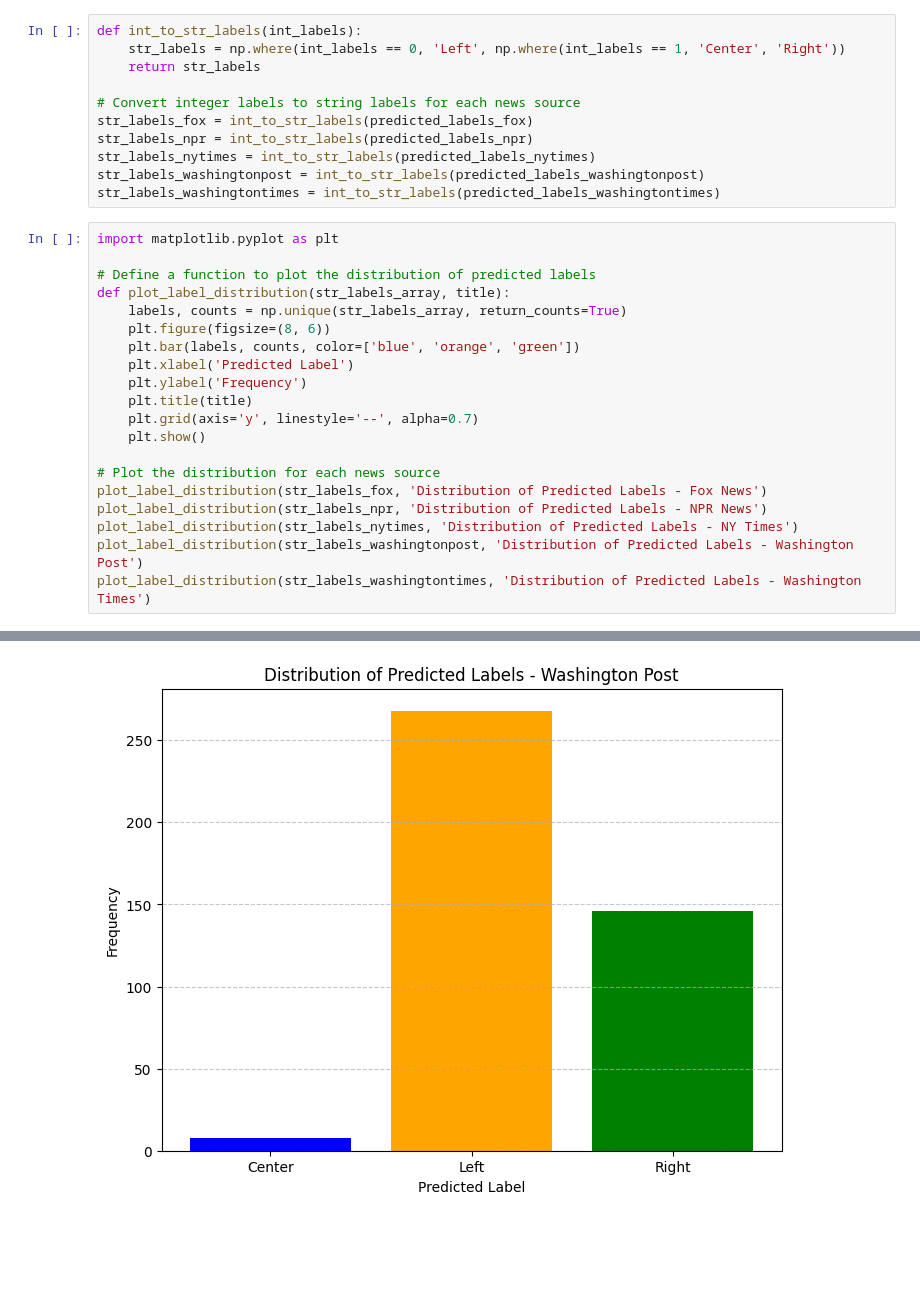
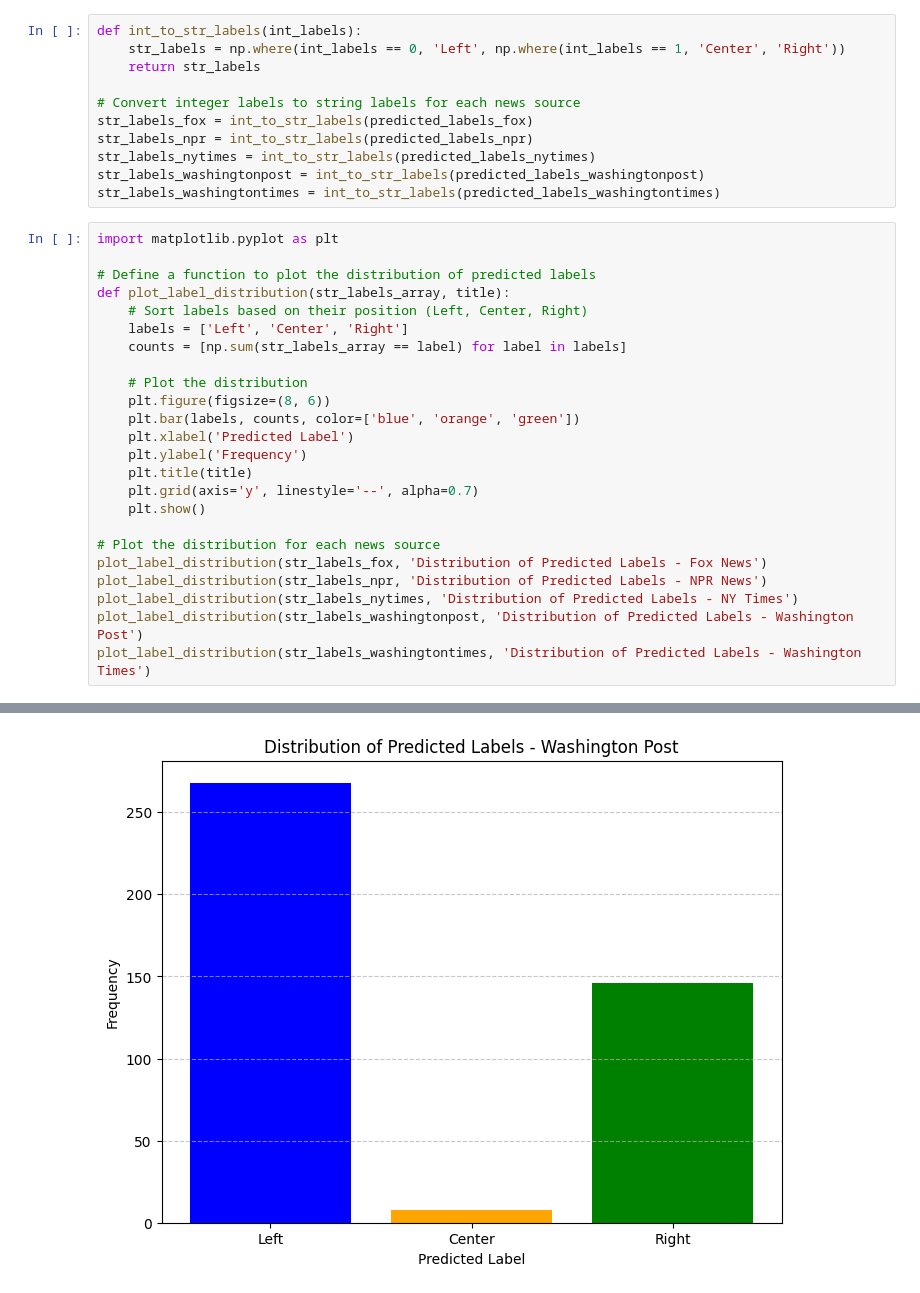
Before and after one commit to jsallred/NLP_Project_Group3, a Jupyter notebook: test_lstm.ipynb, the cells around one changed output, grey strips where cells are left out. Saved outputs shown, nothing was run; the diff lists cells and outputs as text; blank space fills up the shorter version.

```diff
--- a/test_lstm.ipynb
+++ b/test_lstm.ipynb
@@ -236,7 +236,11 @@ import matplotlib.pyplot as plt
 
 # Define a function to plot the distribution of predicted labels
 def plot_label_distribution(str_labels_array, title):
-    labels, counts = np.unique(str_labels_array, return_counts=True)
+    # Sort labels based on their position (Left, Center, Right)
+    labels = ['Left', 'Center', 'Right']
+    counts = [np.sum(str_labels_array == label) for label in labels]
+
+    # Plot the distribution
     plt.figure(figsize=(8, 6))
     plt.bar(labels, counts, color=['blue', 'orange', 'green'])
     plt.xlabel('Predicted Label')
@@ -258 +262 @@ plot_label_distribution(str_labels_washingtontimes, 'Distribution of Predicted L
-[figure, old version]
+[figure, new version]
```
Also changed, not shown: parts of 1 cell of this notebook.
